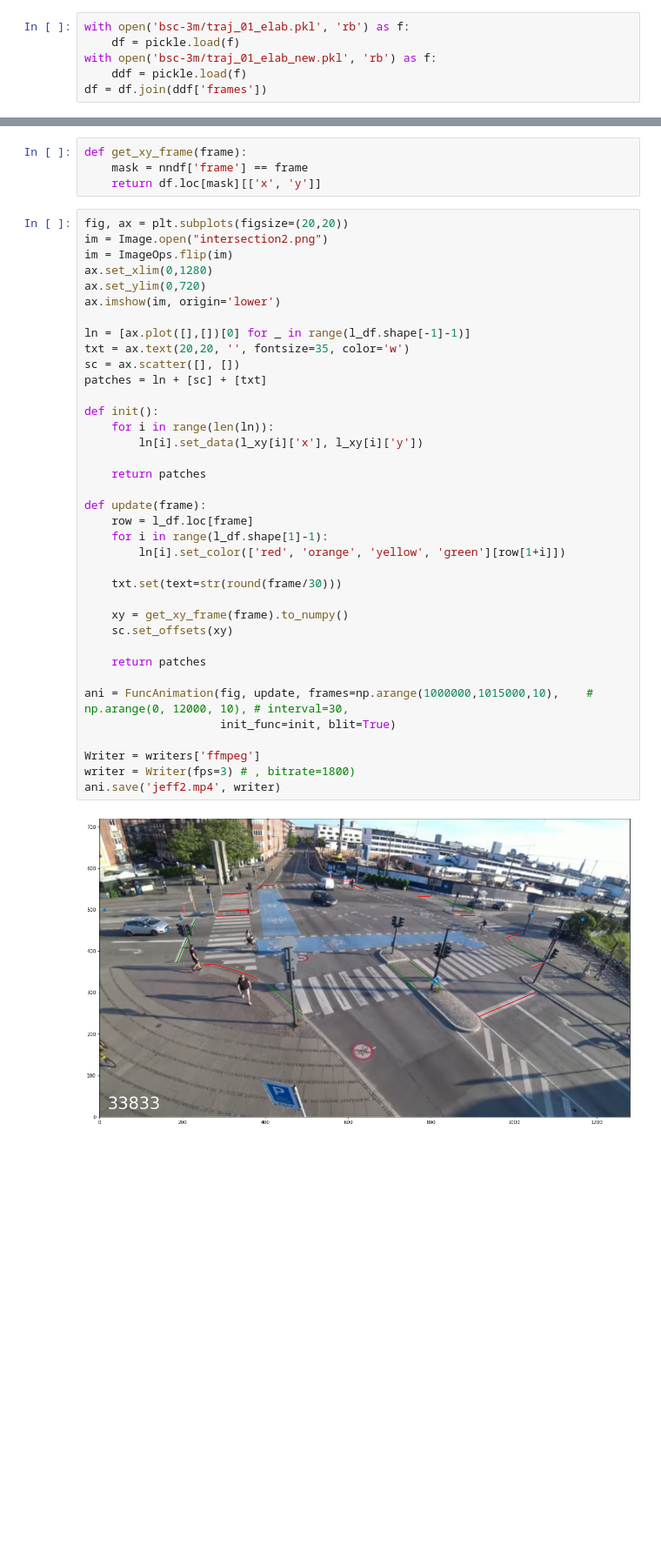
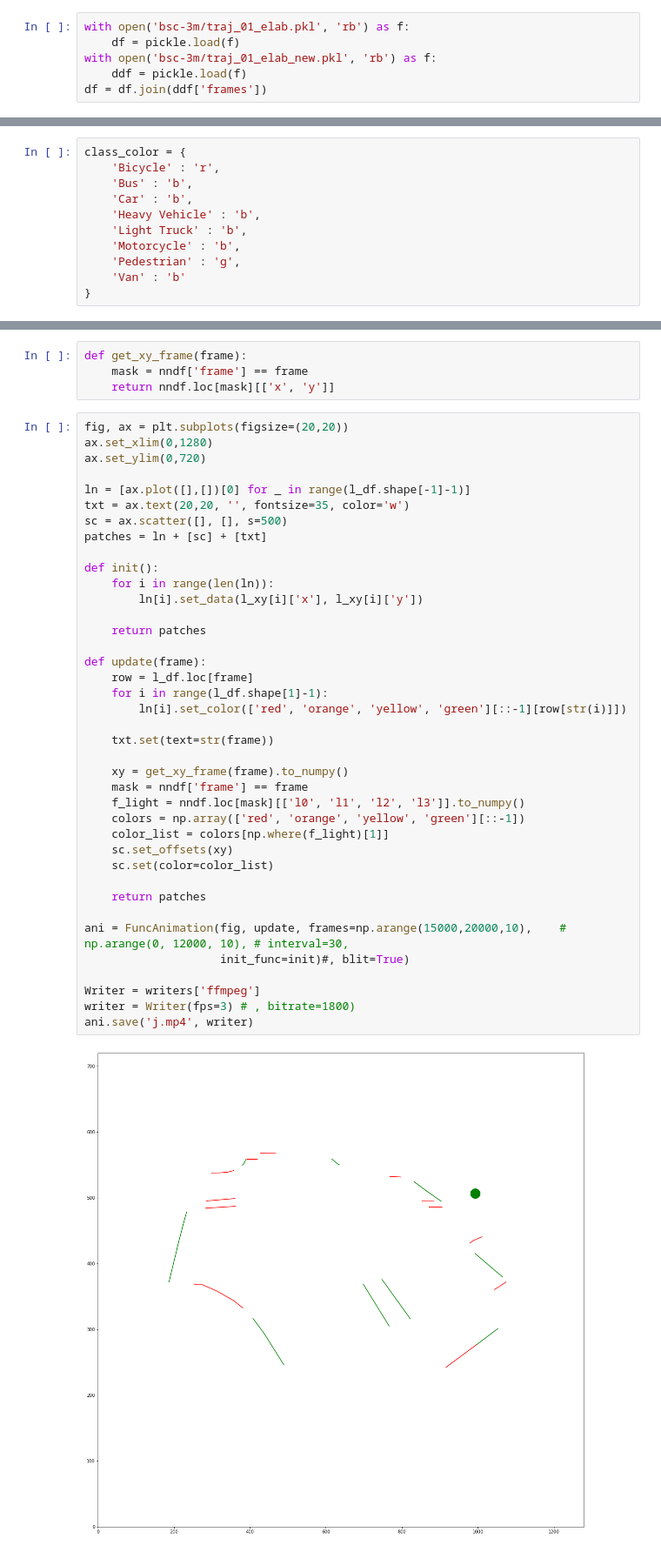
Before and after one commit to Marcus-Friis/CycleCV, a Jupyter notebook: animate.ipynb, the cells around one changed output, grey strips where cells are left out. Shown at 87% size. Saved outputs shown, nothing was run; the diff lists cells and outputs as text; blank space fills up the shorter version.

Commit message:
lights are fucking or something

```diff
--- a/animate.ipynb
+++ b/animate.ipynb
@@ -36,0 +60,11 @@ df = df.join(ddf['frames'])
+# %%
+class_color = {
+    'Bicycle' : 'r',
+    'Bus' : 'b',
+    'Car' : 'b',
+    'Heavy Vehicle' : 'b',
+    'Light Truck' : 'b',
+    'Motorcycle' : 'b',
+    'Pedestrian' : 'g',
+    'Van' : 'b'
+}
@@ -37,43 +109,45 @@ df = df.join(ddf['frames'])
 # %%
 def get_xy_frame(frame):
     mask = nndf['frame'] == frame
-    return df.loc[mask][['x', 'y']]
+    return nndf.loc[mask][['x', 'y']]
 # %%
 fig, ax = plt.subplots(figsize=(20,20))
-im = Image.open("intersection2.png")
-im = ImageOps.flip(im)
 ax.set_xlim(0,1280)
 ax.set_ylim(0,720)
-ax.imshow(im, origin='lower')
 
 ln = [ax.plot([],[])[0] for _ in range(l_df.shape[-1]-1)]
 txt = ax.text(20,20, '', fontsize=35, color='w')
-sc = ax.scatter([], [])
+sc = ax.scatter([], [], s=500)
 patches = ln + [sc] + [txt]
 
 def init():
     for i in range(len(ln)):
         ln[i].set_data(l_xy[i]['x'], l_xy[i]['y'])
 
     return patches
 
 def update(frame):
     row = l_df.loc[frame]
     for i in range(l_df.shape[1]-1):
-        ln[i].set_color(['red', 'orange', 'yellow', 'green'][row[1+i]])
+        ln[i].set_color(['red', 'orange', 'yellow', 'green'][::-1][row[str(i)]])
 
-    txt.set(text=str(round(frame/30)))
+    txt.set(text=str(frame))
 
     xy = get_xy_frame(frame).to_numpy()
+    mask = nndf['frame'] == frame
+    f_light = nndf.loc[mask][['l0', 'l1', 'l2', 'l3']].to_numpy()
+    colors = np.array(['red', 'orange', 'yellow', 'green'][::-1])
+    color_list = colors[np.where(f_light)[1]]
     sc.set_offsets(xy)
+    sc.set(color=color_list)
 
     return patches
 
-ani = FuncAnimation(fig, update, frames=np.arange(1000000,1015000,10),    # np.arange(0, 12000, 10), # interval=30,
-                    init_func=init, blit=True)
+ani = FuncAnimation(fig, update, frames=np.arange(15000,20000,10),    # np.arange(0, 12000, 10), # interval=30,
+                    init_func=init)#, blit=True)
 
 Writer = writers['ffmpeg']
 writer = Writer(fps=3) # , bitrate=1800)
-ani.save('jeff2.mp4', writer)
+ani.save('j.mp4', writer)
 # %% [output]
-[figure, old version]
+[figure, new version]
```
Also changed, not shown: parts of 5 cells of this notebook, 2 other files.
